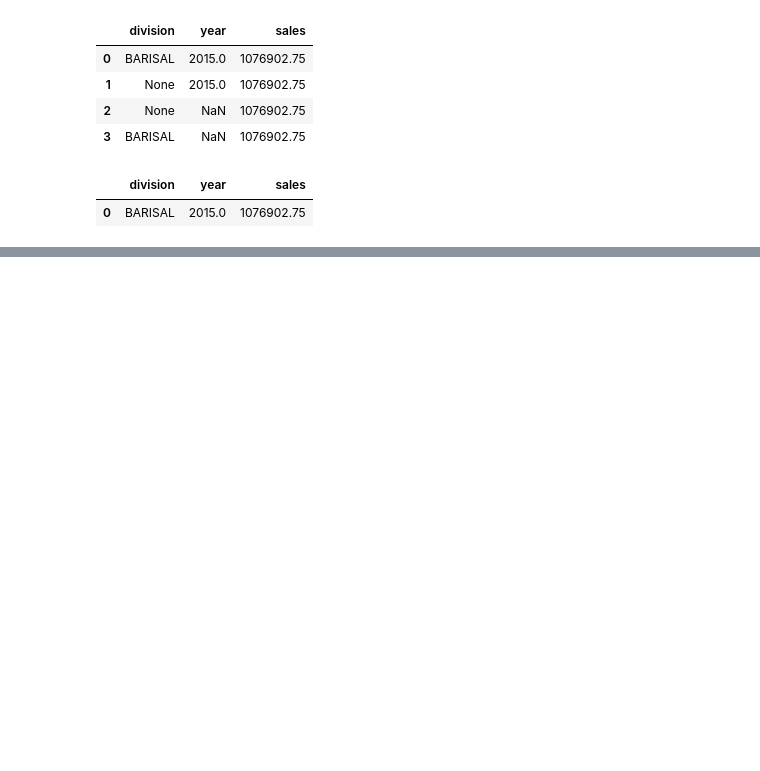
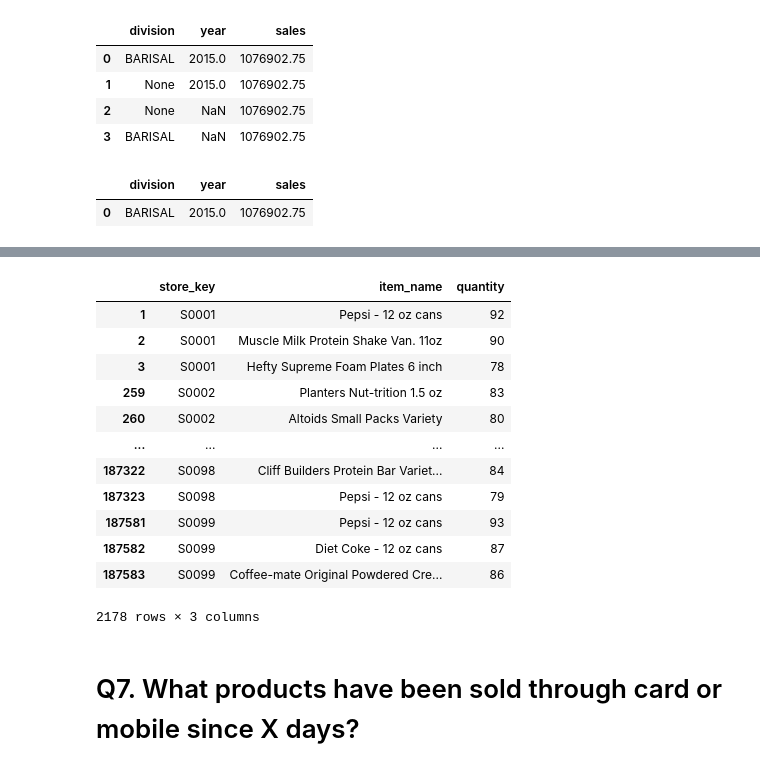
Before and after one commit to esrdlab-vinternship/HDA-Buet-vtraining-23, a Jupyter notebook: notebook/analytics/Olap.ipynb, the cells around one changed output, grey strips where cells are left out. Drawn from its saved outputs; the diff is of its cells as text; code cells hidden in the pictures; blank space fills up the shorter version.

```diff
--- a/notebook/analytics/Olap.ipynb
+++ b/notebook/analytics/Olap.ipynb
@@ -559,0 +627,19 @@ df_q5.iloc[0:1]
+# %%
+top_items = df_q6.groupby('store_key').head(3)
+top_items
+# %% [output]
+|  | store_key | item_name | quantity |
+| 1 | S0001 | Pepsi - 12 oz cans | 92 |
+| 2 | S0001 | Muscle Milk Protein Shake Van. 11oz | 90 |
+| 3 | S0001 | Hefty Supreme Foam Plates 6 inch | 78 |
+| 259 | S0002 | Planters Nut-trition 1.5 oz | 83 |
+| 260 | S0002 | Altoids Small Packs Variety | 80 |
+| ... | ... | ... | ... |
+| 187322 | S0098 | Cliff Builders Protein Bar Variet... | 84 |
+| 187323 | S0098 | Pepsi - 12 oz cans | 79 |
+| 187581 | S0099 | Pepsi - 12 oz cans | 93 |
+| 187582 | S0099 | Diet Coke - 12 oz cans | 87 |
+| 187583 | S0099 | Coffee-mate Original Powdered Cre... | 86 |
+2178 rows × 3 columns
+# %% [markdown]
+# Q7. What products have been sold through card or mobile since X days?
```
Also changed, not shown: parts of 5 cells of this notebook.
